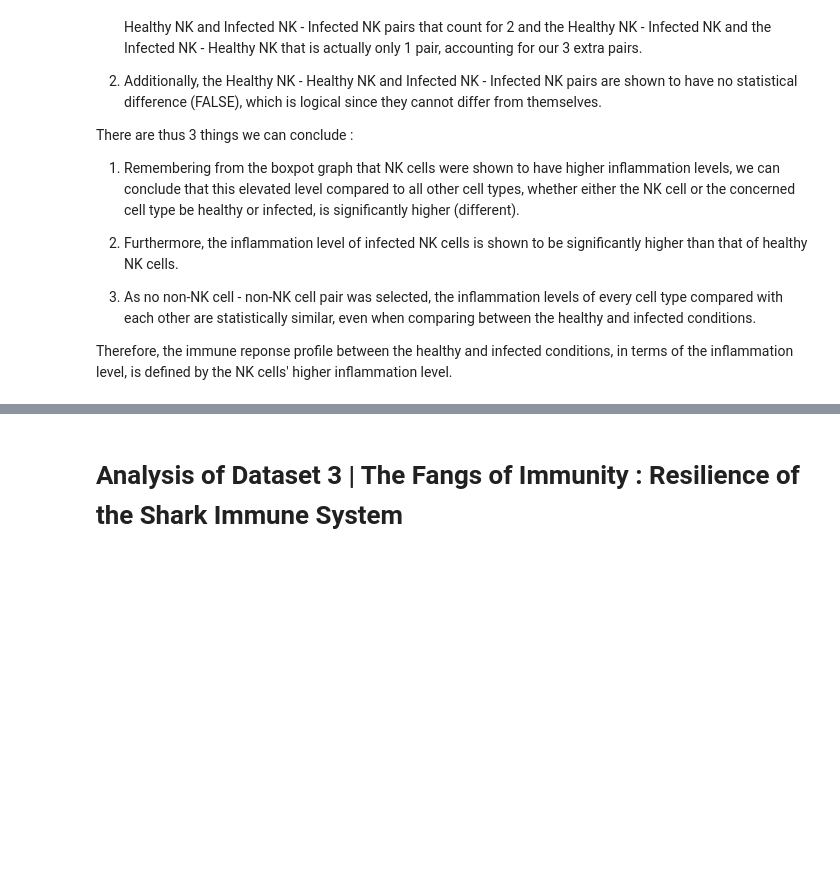
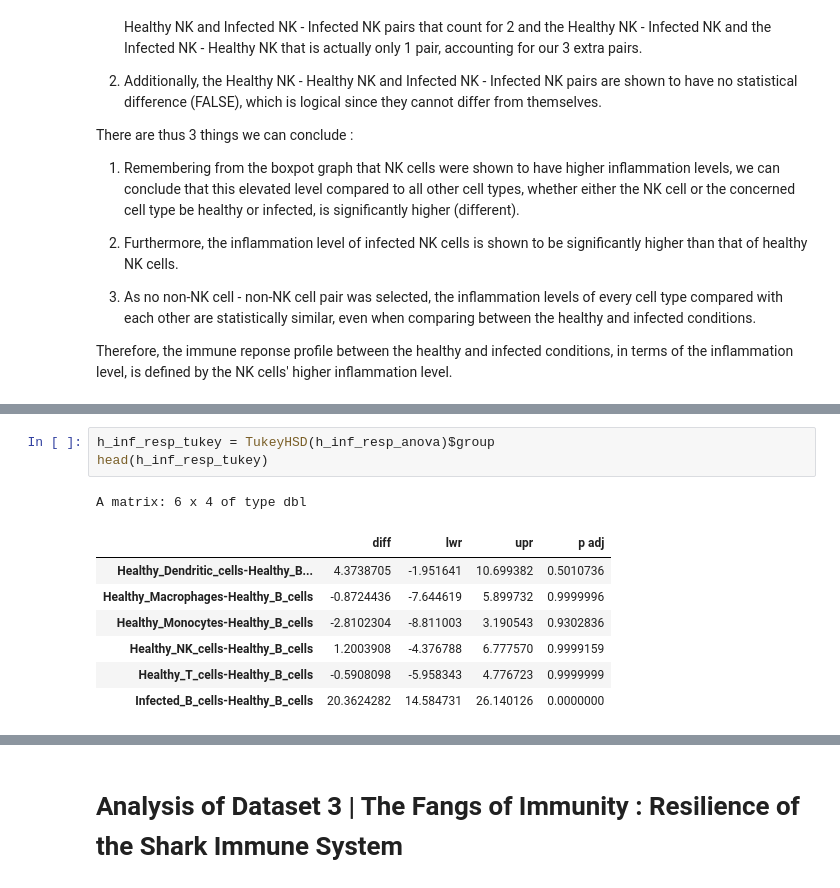
Before and after one commit to Ploenypp/bio-phys-inform_workbooks, a Jupyter notebook: biostats_project/aux_report.ipynb, the cells around one changed output, grey strips where cells are left out. Cells and saved outputs as stored; diff of their text form; blank space fills up the shorter version.

```diff
--- a/biostats_project/aux_report.ipynb
+++ b/biostats_project/aux_report.ipynb
@@ -318,0 +349,12 @@ Therefore, the immune reponse profile between the healthy and infected condition
+# %%
+h_inf_resp_tukey = TukeyHSD(h_inf_resp_anova)$group
+head(h_inf_resp_tukey)
+# %% [output]
+A matrix: 6 x 4 of type dbl
+|  | diff | lwr | upr | p adj |
+| Healthy_Dendritic_cells-Healthy_B... | 4.3738705 | -1.951641 | 10.699382 | 0.5010736 |
+| Healthy_Macrophages-Healthy_B_cells | -0.8724436 | -7.644619 | 5.899732 | 0.9999996 |
+| Healthy_Monocytes-Healthy_B_cells | -2.8102304 | -8.811003 | 3.190543 | 0.9302836 |
+| Healthy_NK_cells-Healthy_B_cells | 1.2003908 | -4.376788 | 6.777570 | 0.9999159 |
+| Healthy_T_cells-Healthy_B_cells | -0.5908098 | -5.958343 | 4.776723 | 0.9999999 |
+| Infected_B_cells-Healthy_B_cells | 20.3624282 | 14.584731 | 26.140126 | 0.0000000 |
```
Also changed, not shown: parts of 10 cells of this notebook, 1 other file.
